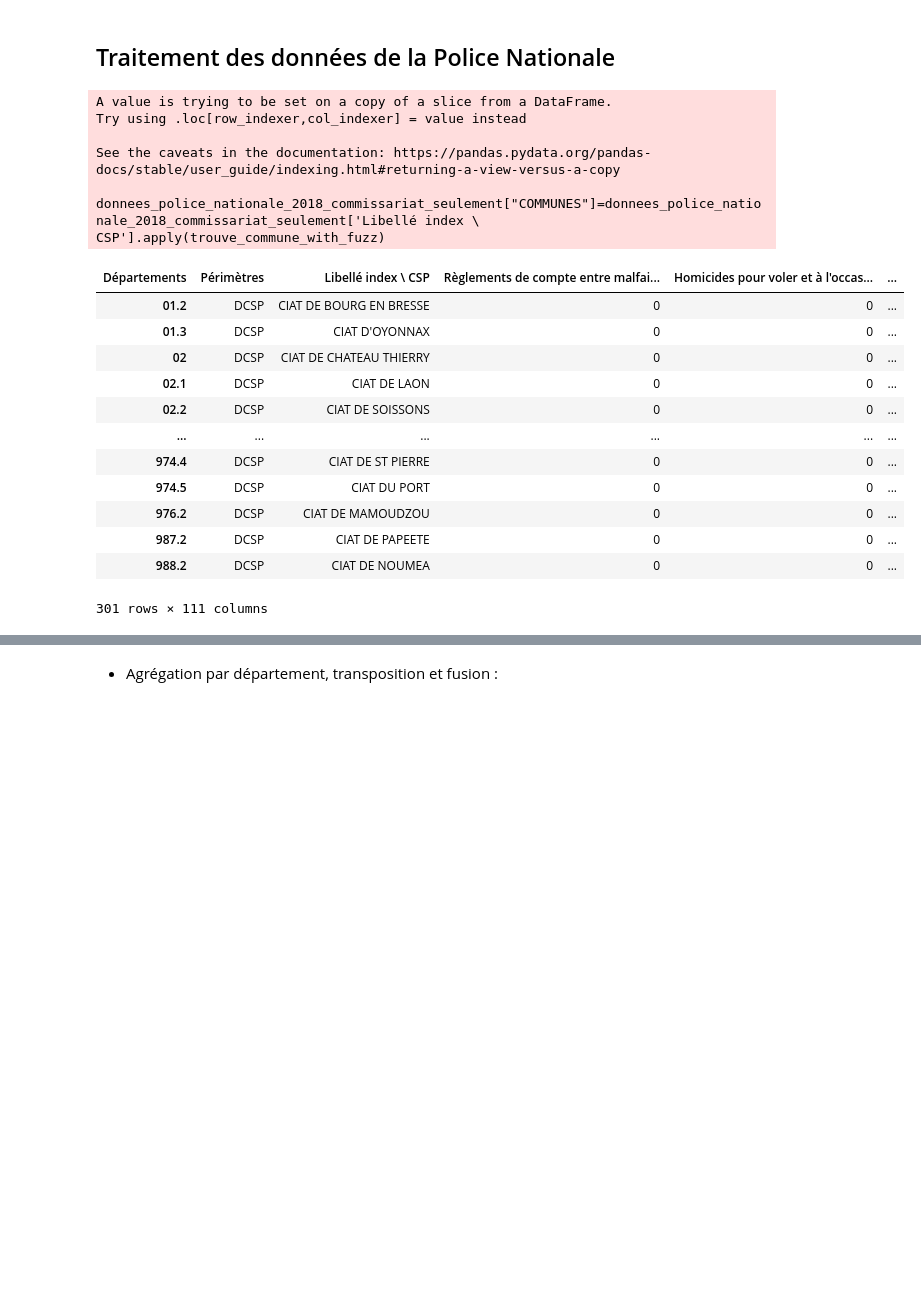
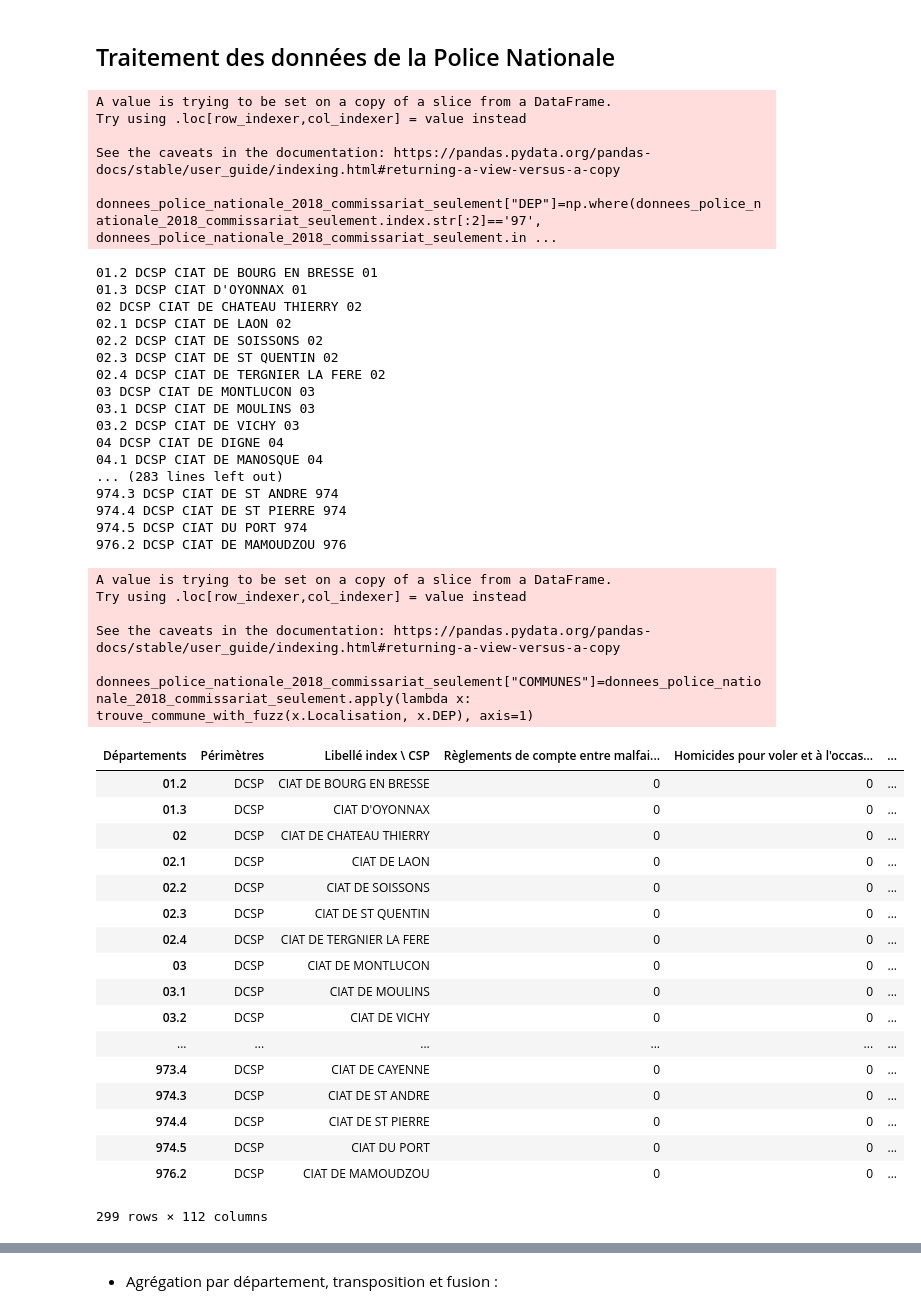
Before and after one commit to cthiounn/python-datascience-ENSAE-2A, a Jupyter notebook: Etude communale/1_Recup_donnees.ipynb, the cells around one changed output, grey strips where cells are left out. Cells and saved outputs as stored; diff of their text form; code cells hidden in the pictures; blank space fills up the shorter version.

```diff
--- a/Etude communale/1_Recup_donnees.ipynb
+++ b/Etude communale/1_Recup_donnees.ipynb
@@ -67,4 +67,6 @@ with ZipFile("commune2021-csv.zip",'r') as myzip:
 donnees_cog_2021=pd.read_csv(data,dtype=str)
 # On enleve les communes associées,arrondissements et déléguées pour simplifier le dataframe
 donnees_cog_2021=donnees_cog_2021[~donnees_cog_2021.TYPECOM.isin(["COMA","COMD","ARM"])]
+donnees_cog_2021['NCC et DEP']= donnees_cog_2021['NCC'] + " " + donnees_cog_2021['DEP']
+donnees_cog_2021['NCC et COM']= donnees_cog_2021['NCC'] + " ," + donnees_cog_2021['COM']
 # %% [output]
@@ -79,8 +81,10 @@ donnees_cog_2021.describe()
 | top | COM | 01001 | 44 | 62 | 62D | 621 | 0 | SAINTE COLOMBE | Sainte-Colombe | Sainte-Colombe | 5723 | ... |
 | freq | 34965 | 1 | 5121 | 890 | 890 | 357 | 28696 | 12 | 12 | 12 | 135 | ... |
 # %%
-def trouve_commune_with_fuzz(libelle):
+def trouve_commune_with_fuzz(libelle,dep):
+    print(libelle,dep)
     mondf=donnees_cog_2021
-    mondf['score']=mondf['NCC'].apply(lambda x: fuzz.token_sort_ratio(x,libelle))
+
+    mondf['score']=mondf['NCC et DEP'].apply(lambda x: fuzz.token_sort_ratio(x,libelle))
     mondf=mondf.sort_values(by="score",ascending=False)
-    return mondf['COM'].iloc[0]
+    return mondf[mondf['DEP']==dep]['NCC et COM'].iloc[0]
@@ -211,32 +231,66 @@ donnees_localisation_gn["service_sans_accent_upper"]=donnees_localisation_gn.ser
 # %%
 donnees_police_nationale_2018_travail=donnees_police_nationale_2018.T
 donnees_police_nationale_2018_travail.columns = donnees_police_nationale_2018_travail.iloc[0]
 donnees_police_nationale_2018_travail=donnees_police_nationale_2018_travail.iloc[1: , :]
 
 donnees_police_nationale_2018_travail['Localisation']=donnees_police_nationale_2018_travail.index+" "+donnees_police_nationale_2018_travail['Périmètres'] +" "+donnees_police_nationale_2018_travail['Libellé index \ CSP']
 
+# On retire les données COM par manque d'autres sources pour les autres données
+donnees_police_nationale_2018_travail=donnees_police_nationale_2018_travail[donnees_police_nationale_2018_travail.index.str[:2]!='98']
+
+# 1 - Traitements des commissariats
+
 donnees_police_nationale_2018_commissariat_seulement=donnees_police_nationale_2018_travail[donnees_police_nationale_2018_travail['Libellé index \ CSP'].str.contains("CIAT")]
 
 
+
 # takes 2m30 to compute / not good matching results for DOM/COM
-donnees_police_nationale_2018_commissariat_seulement["COMMUNES"]=donnees_police_nationale_2018_commissariat_seulement['Libellé index \ CSP'].apply(trouve_commune_with_fuzz)
+donnees_police_nationale_2018_commissariat_seulement["DEP"]=np.where(donnees_police_nationale_2018_commissariat_seulement.index.str[:2]=='97', donnees_police_nationale_2018_commissariat_seulement.index.str[:3],donnees_police_nationale_2018_commissariat_seulement.index.str[:2])
+donnees_police_nationale_2018_commissariat_seulement["COMMUNES"]=donnees_police_nationale_2018_commissariat_seulement.apply(lambda x: trouve_commune_with_fuzz(x.Localisation, x.DEP), axis=1)
 donnees_police_nationale_2018_commissariat_seulement
 # %% [output]
 A value is trying to be set on a copy of a slice from a DataFrame.
 Try using .loc[row_indexer,col_indexer] = value instead
 
 See the caveats in the documentation: https://pandas.pydata.org/pandas-docs/stable/user_guide/indexing.html#returning-a-view-versus-a-copy
-  donnees_police_nationale_2018_commissariat_seulement["COMMUNES"]=donnees_police_nationale_2018_commissariat_seulement['Libellé index \ CSP'].apply(trouve_commune_with_fuzz)
+  donnees_police_nationale_2018_commissariat_seulement["DEP"]=np.where(donnees_police_nationale_2018_commissariat_seulement.index.str[:2]=='97', donnees_police_nationale_2018_commissariat_seulement.in ...
+01.2 DCSP CIAT DE BOURG EN BRESSE 01
+01.3 DCSP CIAT D'OYONNAX 01
+02 DCSP CIAT DE CHATEAU THIERRY 02
+02.1 DCSP CIAT DE LAON 02
+02.2 DCSP CIAT DE SOISSONS 02
+02.3 DCSP CIAT DE ST QUENTIN 02
+02.4 DCSP CIAT DE TERGNIER LA FERE 02
+03 DCSP CIAT DE MONTLUCON 03
+03.1 DCSP CIAT DE MOULINS 03
+03.2 DCSP CIAT DE VICHY 03
+04 DCSP CIAT DE DIGNE 04
+04.1 DCSP CIAT DE MANOSQUE 04
+... (283 lines left out)
+974.3 DCSP CIAT DE ST ANDRE 974
+974.4 DCSP CIAT DE ST PIERRE 974
+974.5 DCSP CIAT DU PORT 974
+976.2 DCSP CIAT DE MAMOUDZOU 976
+A value is trying to be set on a copy of a slice from a DataFrame.
+Try using .loc[row_indexer,col_indexer] = value instead
+
+See the caveats in the documentation: https://pandas.pydata.org/pandas-docs/stable/user_guide/indexing.html#returning-a-view-versus-a-copy
+  donnees_police_nationale_2018_commissariat_seulement["COMMUNES"]=donnees_police_nationale_2018_commissariat_seulement.apply(lambda x: trouve_commune_with_fuzz(x.Localisation, x.DEP), axis=1)
 | Départements | Périmètres | Libellé index \ CSP | Règlements de compte entre malfai... | Homicides pour voler et à l'occas... | ... |
 | 01.2 | DCSP | CIAT DE BOURG EN BRESSE | 0 | 0 | ... |
 | 01.3 | DCSP | CIAT D'OYONNAX | 0 | 0 | ... |
 | 02 | DCSP | CIAT DE CHATEAU THIERRY | 0 | 0 | ... |
 | 02.1 | DCSP | CIAT DE LAON | 0 | 0 | ... |
 | 02.2 | DCSP | CIAT DE SOISSONS | 0 | 0 | ... |
+| 02.3 | DCSP | CIAT DE ST QUENTIN | 0 | 0 | ... |
+| 02.4 | DCSP | CIAT DE TERGNIER LA FERE | 0 | 0 | ... |
+| 03 | DCSP | CIAT DE MONTLUCON | 0 | 0 | ... |
+| 03.1 | DCSP | CIAT DE MOULINS | 0 | 0 | ... |
+| 03.2 | DCSP | CIAT DE VICHY | 0 | 0 | ... |
 | ... | ... | ... | ... | ... | ... |
+| 973.4 | DCSP | CIAT DE CAYENNE | 0 | 0 | ... |
+| 974.3 | DCSP | CIAT DE ST ANDRE | 0 | 0 | ... |
 | 974.4 | DCSP | CIAT DE ST PIERRE | 0 | 0 | ... |
 | 974.5 | DCSP | CIAT DU PORT | 0 | 0 | ... |
 | 976.2 | DCSP | CIAT DE MAMOUDZOU | 0 | 0 | ... |
-| 987.2 | DCSP | CIAT DE PAPEETE | 0 | 0 | ... |
-| 988.2 | DCSP | CIAT DE NOUMEA | 0 | 0 | ... |
-301 rows × 111 columns
+299 rows × 112 columns
```
Also changed, not shown: parts of 9 cells of this notebook.
